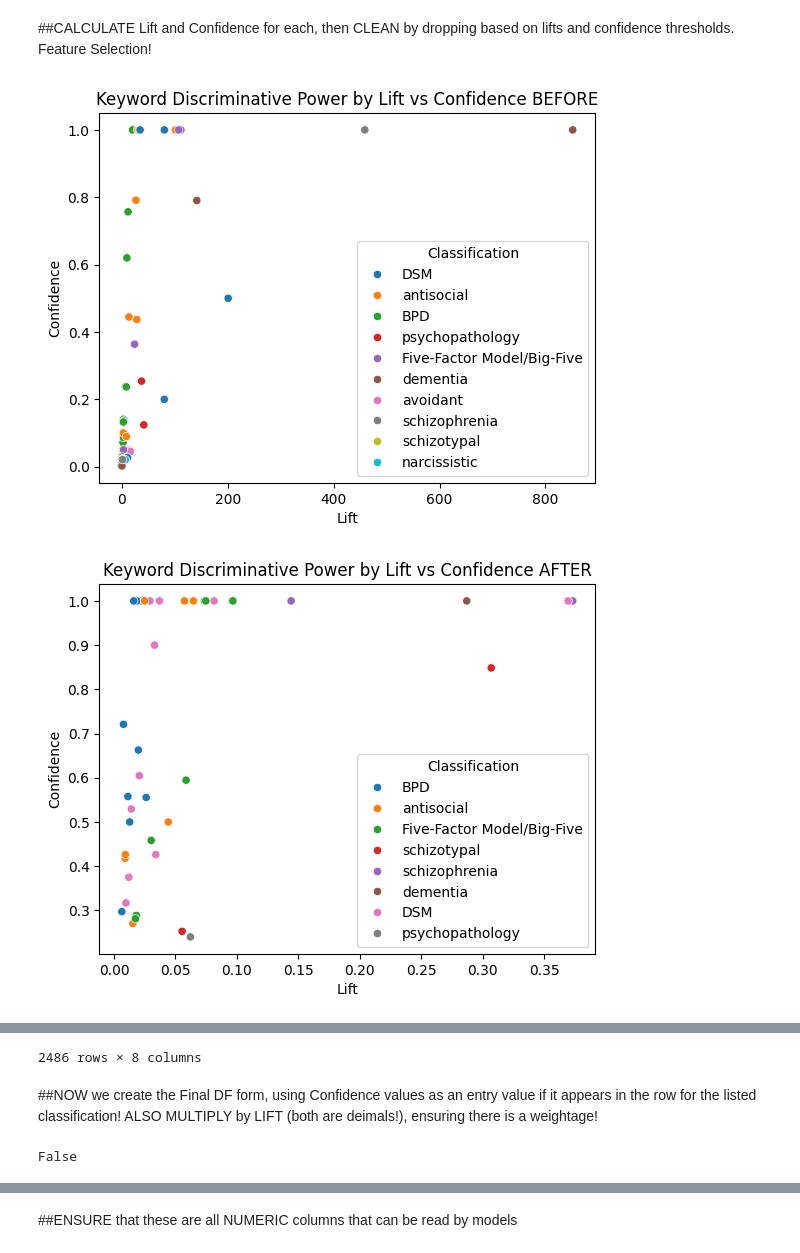
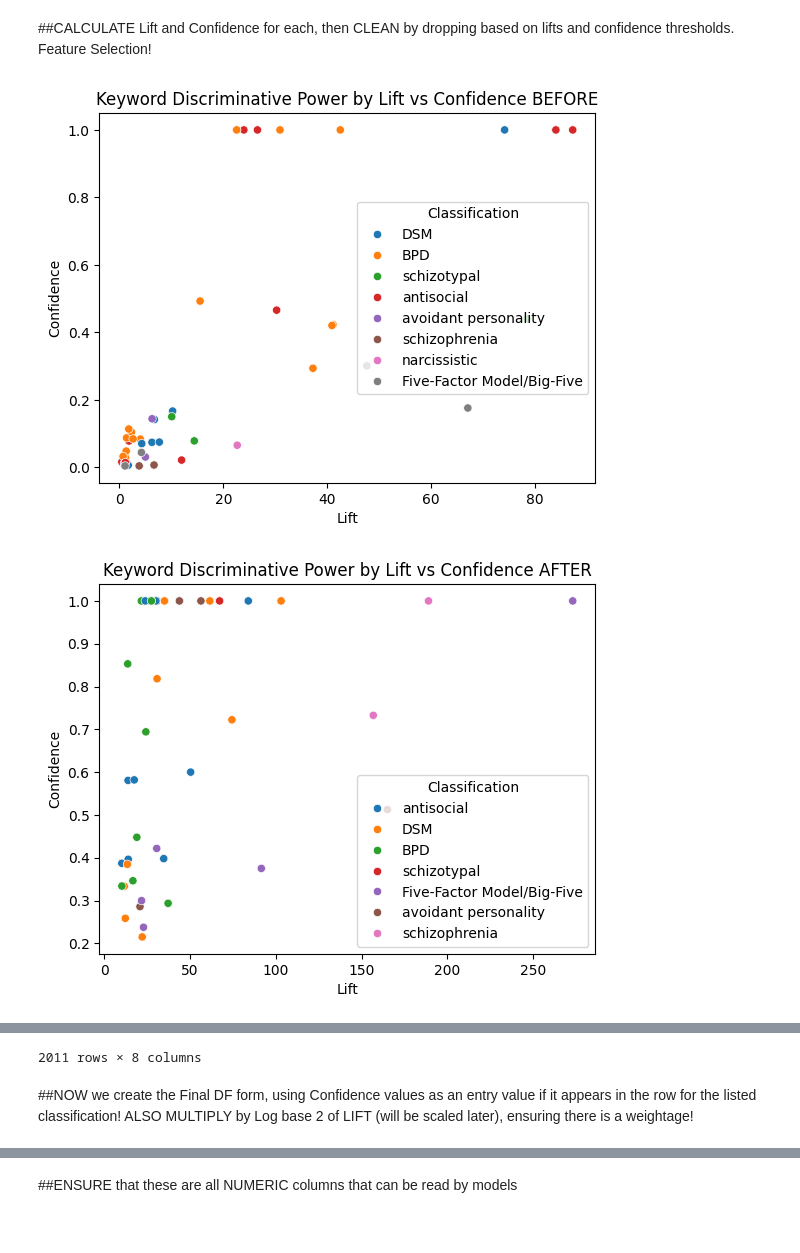
Before and after one commit to dhazari/PersonalityClassification, a Jupyter notebook: BPD_word_analysis.ipynb, the cells around one changed output, grey strips where cells are left out. Cells and saved outputs as stored; diff of their text form; code cells hidden in the pictures.

```diff
--- a/BPD_word_analysis.ipynb
+++ b/BPD_word_analysis.ipynb
@@ -558,7 +569,7 @@ for i,row in overall_data.iterrows():
   overall_data.at[i, 'Keywords'] = find_keywords(row['text'])
 
   #Send to min sequential patterns
-  allFoundFrequents = parse_for_mining(row['text'], disinclude, 0.006)
+  allFoundFrequents = parse_for_mining(row['text'], disinclude, 0.007)
 
   #Add this to the LENGTHS
   overall_data.at[i, 'lengths'] = allFoundFrequents
@@ -1787,40 +1803,45 @@ class_keyword_counts['Confidence'] = class_keyword_counts.apply(lambda x: class_
 
 #PLOT lift vs confidence
 # Randomly sample 50 rows
 sampled_df = class_keyword_counts.sample(n=50, random_state=42)
 
 sns.scatterplot(data=sampled_df, x='Lift', y='Confidence', hue='Classification')
 plt.title("Keyword Discriminative Power by Lift vs Confidence BEFORE")
 plt.show()
 
 #BASED ON SCATTER PLOT
 #NOW we want to try and FILTER OUT any keyword that has a lift that ISNT as significant, AKA, ts ndependant - USE THE SNS PLOT TO CHOOSE LIMITS
 class_keyword_counts = class_keyword_counts[class_keyword_counts['Confidence'] > 0.2]
 
-#we want to SCALE the lift object! use min_max scaling
-lift_min = class_keyword_counts['Lift'].min()
-lift_max = class_keyword_counts['Lift'].max()
+# #we want to SCALE the lift object! use min_max scaling
+# lift_min = class_keyword_counts['Lift'].min()
+# lift_max = class_keyword_counts['Lift'].max()
 
 #FILTER before SCALING
 class_keyword_counts = class_keyword_counts[class_keyword_counts['Lift'] > 10]
 
-#BASED ON scatter plot, filter by lift ABOVE 10!
-class_keyword_counts['Lift'] = class_keyword_counts['Lift'].apply(
-    lambda x: (x - lift_min) / (lift_max - lift_min) if lift_max != lift_min else 0
-)
+# #CAP dont SCALE!
+# class_keyword_counts['Lift'] = class_keyword_counts['Lift'].apply(
+#     lambda x: 100 if x>100 else x
+# )
+
+# #BASED ON scatter plot, filter by lift ABOVE 10!
+# class_keyword_counts['Lift'] = class_keyword_counts['Lift'].apply(
+#     lambda x: (x - lift_min) / (lift_max - lift_min) if lift_max != lift_min else 0
+# )
 
 #HERE we have reduced the sequences significantly after filtering. Lets reflect this! GRAPH
 #PLOT lift vs confidence
 # Randomly sample 50 rows
 sampled_df = class_keyword_counts.sample(n=50, random_state=42)
 
 sns.scatterplot(data=sampled_df, x='Lift', y='Confidence', hue='Classification')
 plt.title("Keyword Discriminative Power by Lift vs Confidence AFTER")
 plt.show()
 #overall_data = cleanse_sequences(overall_data, keep_list = class_keyword_counts.columns.tolist())
 
 class_keyword_counts
 # %% [output]
-[figure, old version]
+[figure, new version]
-[figure, old version]
+[figure, new version]
 |  | Classification | Year | Keyword | Count | P_keyword_given_class | P_keyword_global | Lift | ... |
@@ -1838,10 +1859,6 @@ class_keyword_counts
-2486 rows × 8 columns
+2011 rows × 8 columns
 # %% [markdown]
-##NOW we create the Final DF form, using Confidence values as an entry value if it appears in the row for the listed classification! ALSO MULTIPLY by LIFT (both are deimals!), ensuring there is a weightage!
+##NOW we create the Final DF form, using Confidence values as an entry value if it appears in the row for the listed classification! ALSO MULTIPLY by Log base 2 of LIFT (will be scaled later), ensuring there is a weightage!
-# %%
-print("personality" in class_keyword_counts["Keyword"].values)
-# %% [output]
-False
 # %%
 from collections import defaultdict
 import pandas as pd
```
Also changed, not shown: parts of 50 cells of this notebook.
